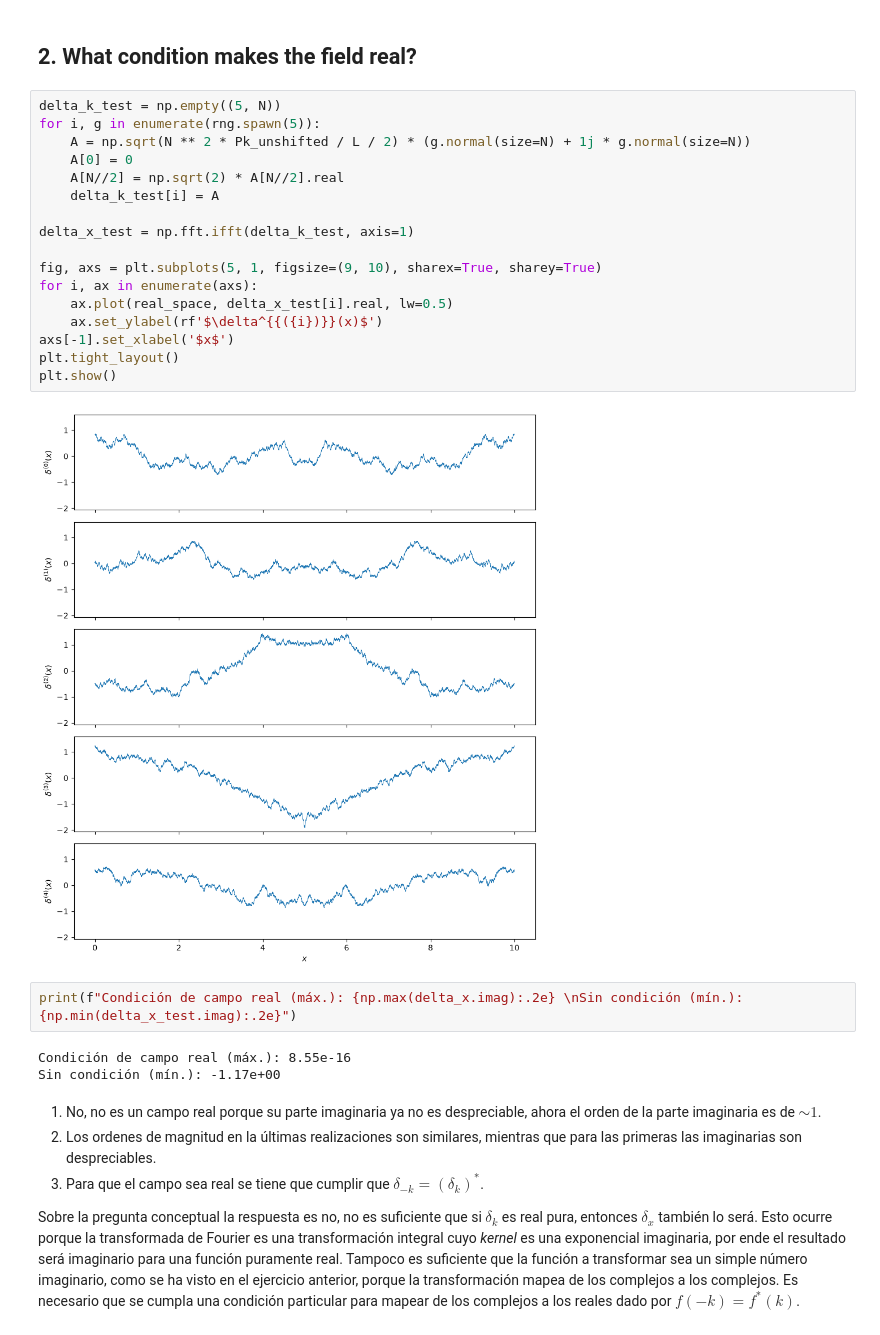
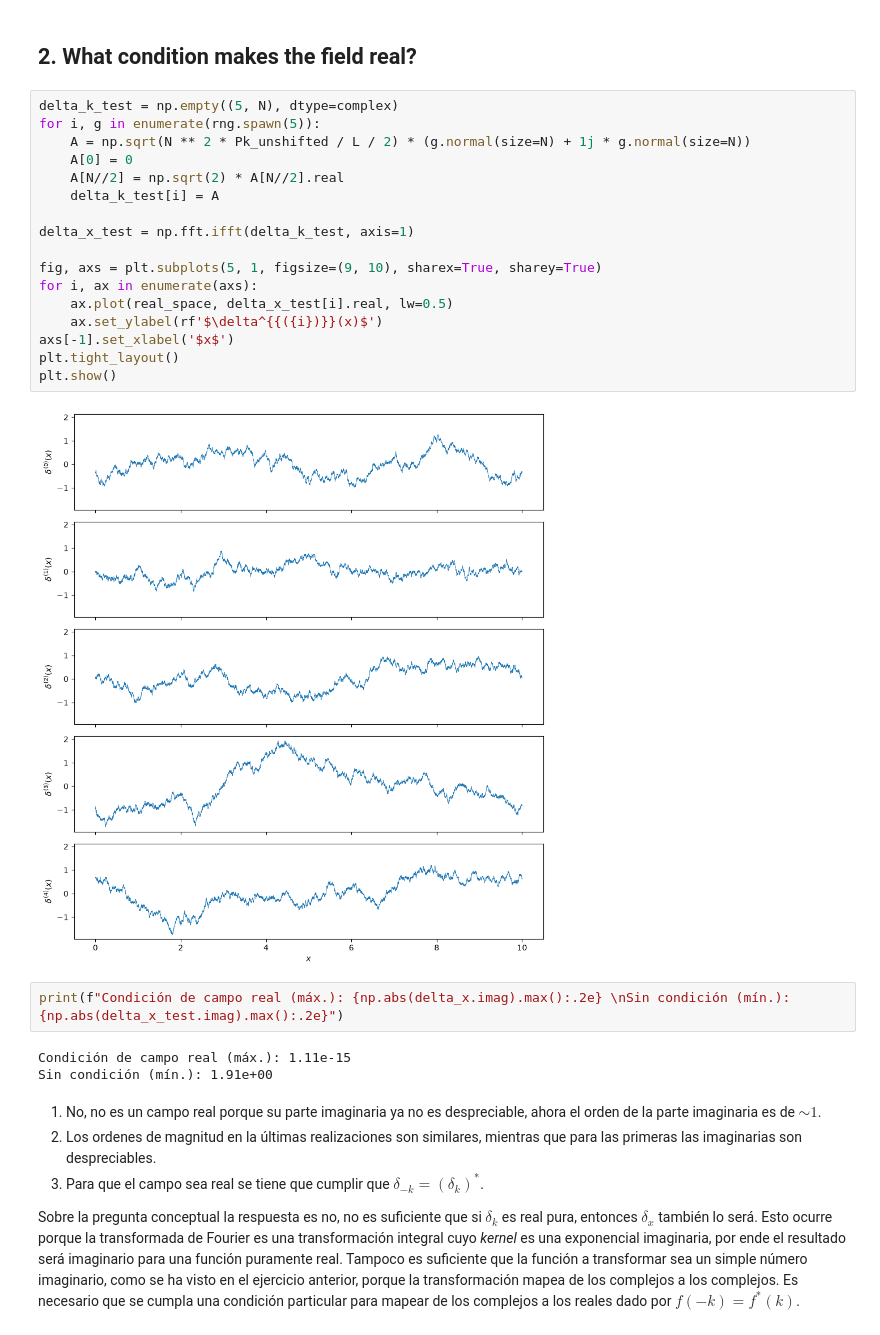
Before and after one commit to jairferrara/num-est, a Jupyter notebook: 03/03.ipynb, the cells around one changed output. Saved outputs shown, nothing was run; the diff lists cells and outputs as text.

```diff
--- a/03/03.ipynb
+++ b/03/03.ipynb
@@ -75,29 +75,29 @@ plt.show()
 # %% [markdown]
 ## 2. What condition makes the field real?
 # %%
-delta_k_test = np.empty((5, N))
+delta_k_test = np.empty((5, N), dtype=complex)
 for i, g in enumerate(rng.spawn(5)):
     A = np.sqrt(N ** 2 * Pk_unshifted / L / 2) * (g.normal(size=N) + 1j * g.normal(size=N))
     A[0] = 0
     A[N//2] = np.sqrt(2) * A[N//2].real
     delta_k_test[i] = A
 
 delta_x_test = np.fft.ifft(delta_k_test, axis=1)
 
 fig, axs = plt.subplots(5, 1, figsize=(9, 10), sharex=True, sharey=True)
 for i, ax in enumerate(axs):
     ax.plot(real_space, delta_x_test[i].real, lw=0.5)
     ax.set_ylabel(rf'$\delta^{{({i})}}(x)$')
 axs[-1].set_xlabel('$x$')
 plt.tight_layout()
 plt.show()
 # %% [output]
-[figure, old version]
+[figure, new version]
 # %%
-print(f"Condición de campo real (máx.): {np.max(delta_x.imag):.2e} \nSin condición (mín.): {np.min(delta_x_test.imag):.2e}")
+print(f"Condición de campo real (máx.): {np.abs(delta_x.imag).max():.2e} \nSin condición (mín.): {np.abs(delta_x_test.imag).max():.2e}")
 # %% [output]
-Condición de campo real (máx.): 8.55e-16
-Sin condición (mín.): -1.17e+00
+Condición de campo real (máx.): 1.11e-15
+Sin condición (mín.): 1.91e+00
 # %% [markdown]
 1. No, no es un campo real porque su parte imaginaria ya no es despreciable, ahora el orden de la parte imaginaria es de $\sim 1$.
 2. Los ordenes de magnitud en la últimas realizaciones son similares, mientras que para las primeras las imaginarias son despreciables.
```
Also changed, not shown: parts of 15 cells of this notebook, 1 other file.
